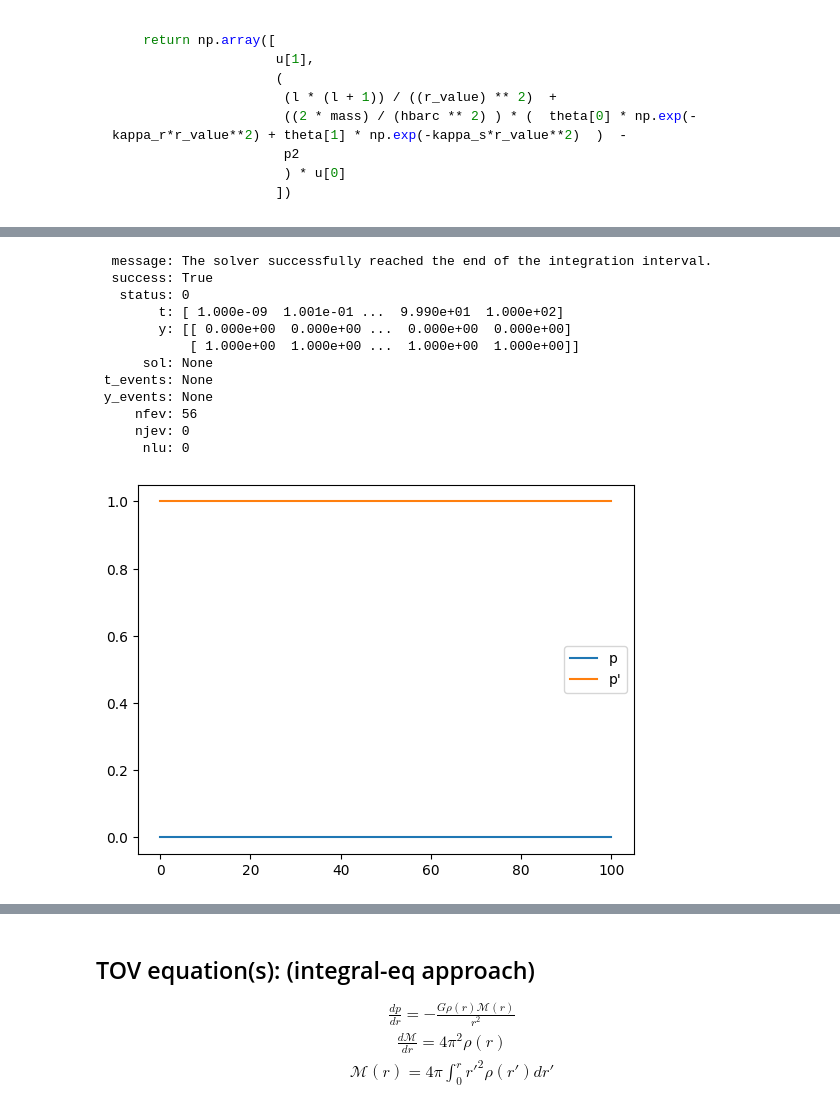
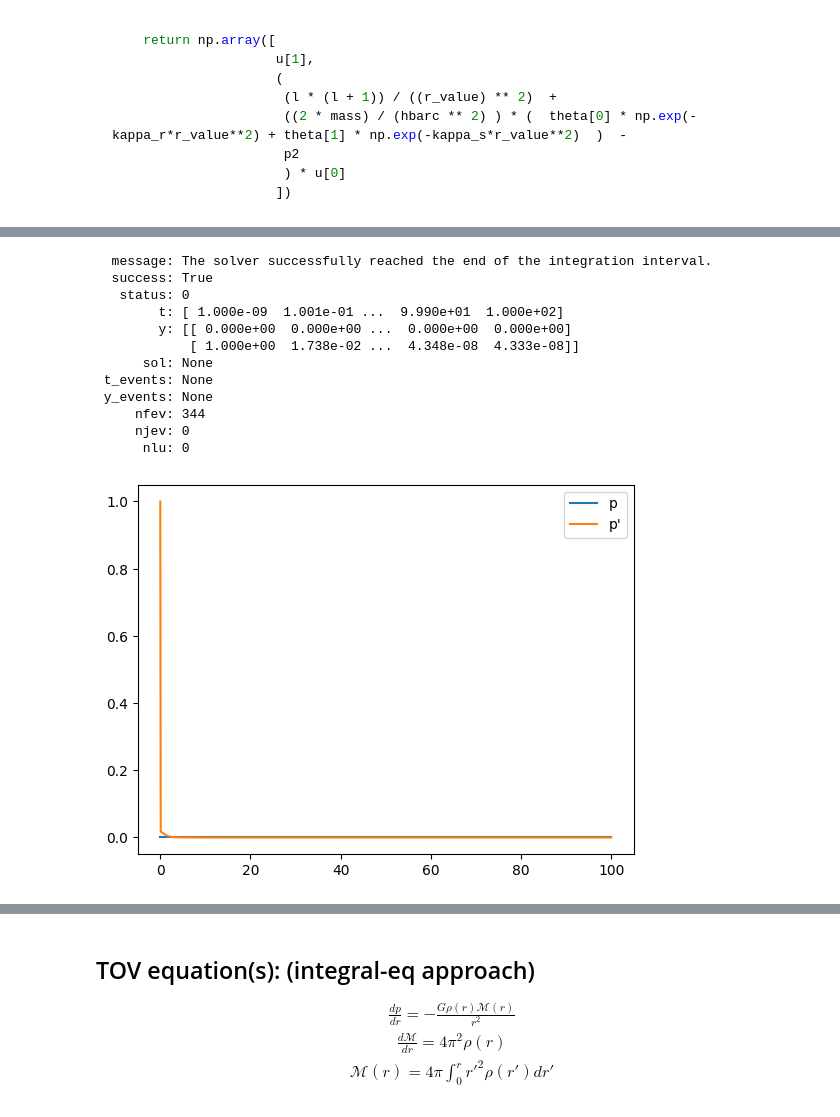
Before and after one commit to Ub3rJosh/random_things, a Jupyter notebook: TOV_solver/TOV_solver.ipynb, the cells around one changed output, grey strips where cells are left out. Saved outputs shown, nothing was run; the diff lists cells and outputs as text; code cells hidden in the pictures.

```diff
--- a/TOV_solver/TOV_solver.ipynb
+++ b/TOV_solver/TOV_solver.ipynb
@@ -57,29 +63,29 @@ def full_radial_schrodinger_eqn(r_value, u, theta):
 # %%
 def solve_ivp_diffeq(x, p):
-    return np.array([-0.5 * (epsilon(p[0], m(x, p[0])) + p[0]) * (m(x, p[0]) + 3 * x * p[0]) / (x**2 * (1 - m(x, p[0]) / x))])
+    return np.array([p[0], -0.5 * (epsilon(p[1], m(x, p[1])) + p[1]) * (m(x, p[1]) + 3 * x * p[1]) / (x**2 * (1 - m(x, p[1]) / x))])
 
 solve_ivp_result = scipy.integrate.solve_ivp(solve_ivp_diffeq, (x[0], x[-1]), (0., 1.), t_eval=x)
 print(solve_ivp_result)
 
 p = solve_ivp_result.y[0]
 p_pr = solve_ivp_result.y[1]
 
 plt.plot(x, p, label="p")
 plt.plot(x, p_pr, label="p'")
 # plt.yscale("log")
 plt.legend()
 plt.show()
 # %% [output]
   message: The solver successfully reached the end of the integration interval.
   success: True
    status: 0
         t: [ 1.000e-09  1.001e-01 ...  9.990e+01  1.000e+02]
         y: [[ 0.000e+00  0.000e+00 ...  0.000e+00  0.000e+00]
-            [ 1.000e+00  1.000e+00 ...  1.000e+00  1.000e+00]]
+            [ 1.000e+00  1.738e-02 ...  4.348e-08  4.333e-08]]
       sol: None
  t_events: None
  y_events: None
-     nfev: 56
+     nfev: 344
      njev: 0
       nlu: 0
-[figure, old version]
+[figure, new version]
```
Also changed, not shown: parts of 7 cells of this notebook, 3 other files.
